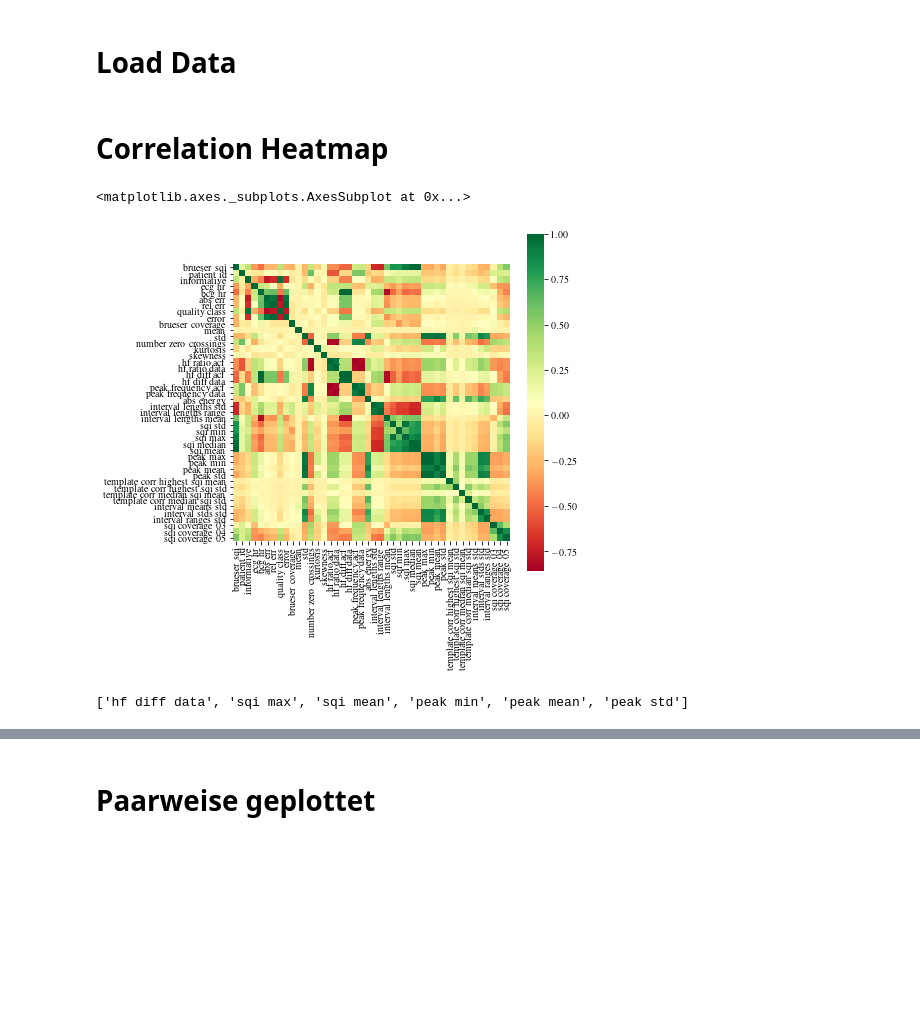
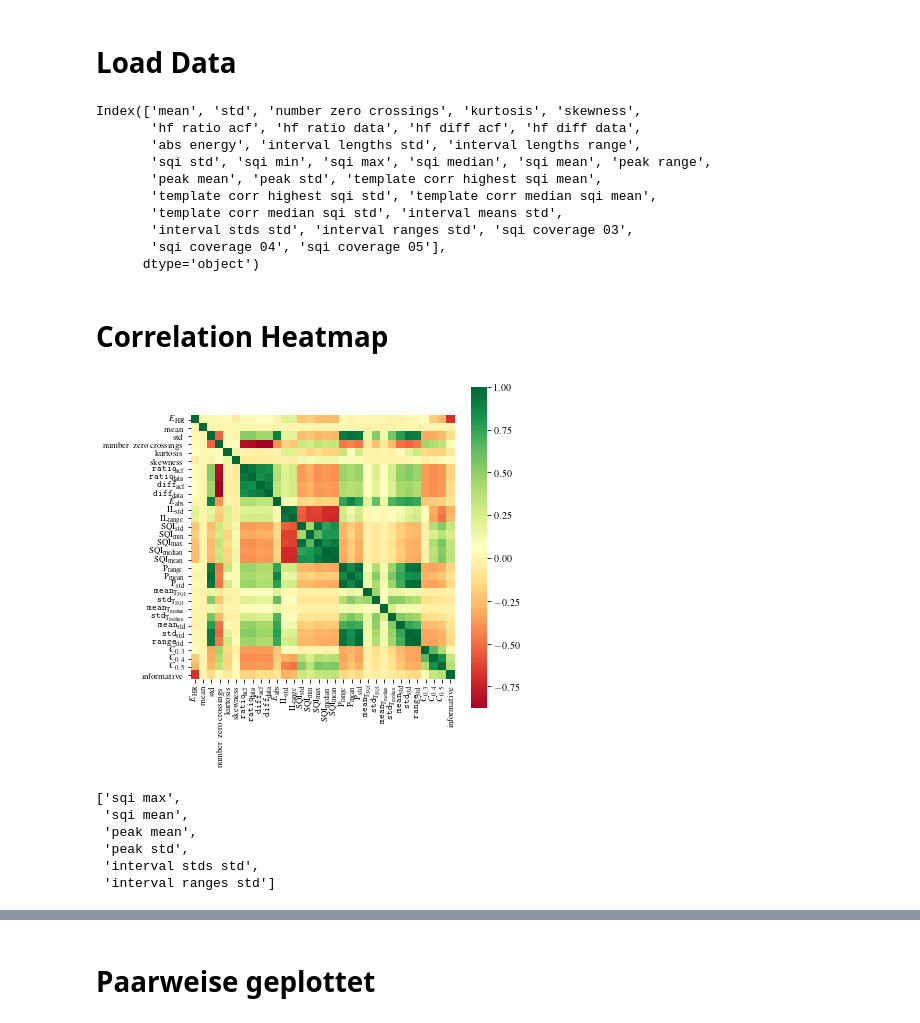
Before and after one commit to Zianor/Bachelorarbeit, a Jupyter notebook: Implementation/src/notebooks/own_features.ipynb, the cells around one changed output, grey strips where cells are left out. Saved outputs shown, nothing was run; the diff lists cells and outputs as text; code cells hidden in the pictures; blank space fills up the shorter version.

```diff
--- a/Implementation/src/notebooks/own_features.ipynb
+++ b/Implementation/src/notebooks/own_features.ipynb
@@ -34,21 +35,78 @@ x_train = x_train.dropna()
 x_test = x_test.dropna()
 y_train = y_train.loc[x_train.index]
 y_test = y_test.loc[x_test.index]
+# %%
+features.columns
+# %% [output]
+Index(['mean', 'std', 'number zero crossings', 'kurtosis', 'skewness',
+       'hf ratio acf', 'hf ratio data', 'hf diff acf', 'hf diff data',
+       'abs energy', 'interval lengths std', 'interval lengths range',
+       'sqi std', 'sqi min', 'sqi max', 'sqi median', 'sqi mean', 'peak range',
+       'peak mean', 'peak std', 'template corr highest sqi mean',
+       'template corr highest sqi std', 'template corr median sqi mean',
+       'template corr median sqi std', 'interval means std',
+       'interval stds std', 'interval ranges std', 'sqi coverage 03',
+       'sqi coverage 04', 'sqi coverage 05'],
+      dtype='object')
+# %%
+latex_names = {
+    'error': '$E\\textsubscript{HR}$',
+    'hf ratio data': '$\\texttt{ratio}\\textsubscript{data}$',
+    'hf ratio acf': '$\\texttt{ratio}\\textsubscript{acf}$',
+    'hf diff acf': '$\\texttt{diff}\\textsubscript{acf}$',
+    'hf diff data': '$\\texttt{diff}\\textsubscript{data}$',
+    'abs energy': '$E\\textsubscript{abs}$',
+    'interval lengths std': '$\\text{IL}\\textsubscript{std}$',
+    'interval lengths range': '$\\text{IL}\\textsubscript{range}$',
+    'sqi mean': '$\\text{SQI}\\textsubscript{mean}$',
+    'sqi median': '$\\text{SQI}\\textsubscript{median}$',
+    'sqi min': '$\\text{SQI}\\textsubscript{min}$',
+    'sqi std': '$\\text{SQI}\\textsubscript{std}$',
+    'sqi max': '$\\text{SQI}\\textsubscript{max}$',
+    'peak range': '$\\text{P}\\textsubscript{range}$',
+    'peak mean': '$\\text{P}\\textsubscript{mean}$',
+    'peak std': '$\\text{P}\\textsubscript{std}$',
+    'template corr highest sqi mean': '$\\texttt{mean}\\textsubscript{T\\textsubscript{SQI}}$',
+    'template corr highest sqi std': '$\\texttt{std}\\textsubscript{T\\textsubscript{SQI}}$',
+    'template corr median sqi mean':'$\\texttt{mean}\\textsubscript{T\\textsubscript{median}}$',
+    'template corr median sqi std': '$\\texttt{std}\\textsubscript{T\\textsubscript{median}}$',
+    'interval means std': '$\\texttt{mean}\\textsubscript{std}$',
+    'interval stds std': '$\\texttt{std}\\textsubscript{std}$',
+    'interval ranges std': '$\\texttt{range}\\textsubscript{std}$',
+    'sqi coverage 03': '$C_{0{,}3}$',
+    'sqi coverage 04': '$C_{0{,}4}$',
+    'sqi coverage 05': '$C_{0{,}5}$'
+}
 # %% [markdown]
 # Correlation Heatmap
-# %%
-width, _ = utils.get_plt_normal_size()
-plt.figure(figsize=(width*1.5, width*1.5))
-
-sns.heatmap(df.loc[x_train.index].corr(), square=True, cmap ="RdYlGn", xticklabels=True, yticklabels=True)
-# %% [output]
-<matplotlib.axes._subplots.AxesSubplot at 0x...>
-[figure, removed]
+# %%
+width, _ = utils.get_plt_big_size()
+plt.figure(figsize=(width, width))
+
+df_corr = df.drop(['brueser sqi', 'patient id', 'abs err', 'rel err', 'quality class',
+                   'brueser coverage', 'bcg hr', 'ecg hr'], axis='columns')
+
+df_corr.rename(columns=latex_names, inplace=True)
+
+g = sns.heatmap(df_corr.loc[x_train.index].corr(), square=True, cmap ="RdYlGn",
+            xticklabels=True, yticklabels=True)
+g.set_xticklabels(g.get_xticklabels(), fontsize=9)
+g.set_yticklabels(g.get_yticklabels(), fontsize=9)
+if save:
+    plt.savefig(os.path.join(utils.get_thesis_pic_path(),'corr-heatmap-own.pdf'), bbox_inches='tight',
+                transparent=True, dpi=300)
+# %% [output]
+[figure, added]
 # %%
-corr_colls = eda_utils.get_correlated_columns(features, 0.95)
+corr_colls = eda_utils.get_correlated_columns(x_train, 0.95)
 corr_colls
 # %% [output]
-['hf diff data', 'sqi max', 'sqi mean', 'peak min', 'peak mean', 'peak std']
+['sqi max',
+ 'sqi mean',
+ 'peak mean',
+ 'peak std',
+ 'interval stds std',
+ 'interval ranges std']
 # %%
 fdm = rfpimp.feature_dependence_matrix(x_train)
 # %%
```
Also changed, not shown: parts of 39 cells of this notebook, 1 other file.
